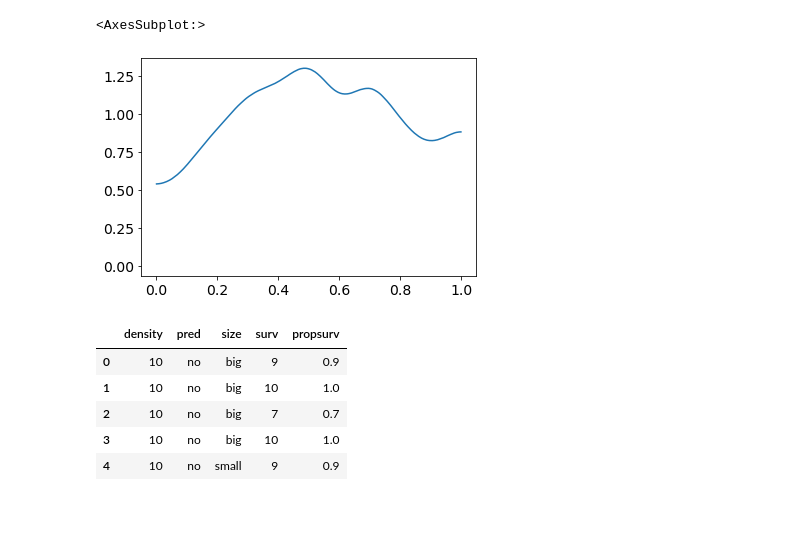
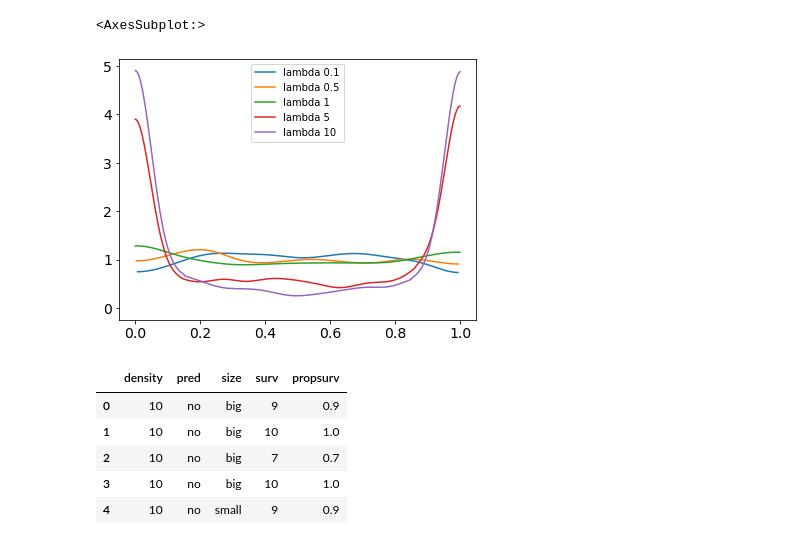
Before and after one commit to hermesdt/statistical_rethinking, a Jupyter notebook: week6.ipynb, the cells around one changed output. Drawn from its saved outputs; the diff is of its cells as text; code cells hidden in the pictures; blank space fills up the shorter version.

```diff
--- a/week6.ipynb
+++ b/week6.ipynb
@@ -16,13 +17,18 @@ from scipy import stats
 # %%
-n = 500
-sigma = np.random.exponential(1, size=n)
-a_bar = np.random.normal(0, 1, size=n)
-a = np.random.normal(a_bar, sigma, size=n)
+def gen_data(lam: float, n=1000):
+    sigma = np.random.exponential(lam, size=n)
+    a_bar = np.random.normal(0, 1.5, size=n)
+    a = np.random.normal(a_bar, sigma, size=n)
+    return a
-# %%
-az.plot_dist(utils.sigmoid(a))
-# %% [output]
-<AxesSubplot:>
-[figure, removed]
+# %%
+az.plot_dist(utils.sigmoid(gen_data(lam=.1,)), label="lambda 0.1", color="C0")
+az.plot_dist(utils.sigmoid(gen_data(lam=.5,)), label="lambda 0.5", color="C1")
+az.plot_dist(utils.sigmoid(gen_data(lam=1,)), label="lambda 1", color="C2")
+az.plot_dist(utils.sigmoid(gen_data(lam=5,)), label="lambda 5", color="C3")
+az.plot_dist(utils.sigmoid(gen_data(lam=10,)), label="lambda 10", color="C4")
+# %% [output]
+<AxesSubplot:>
+[figure, added]
 # %%
 df = pd.read_csv("data/reedfrogs.csv", sep=";")
 df.head()
```
Also changed, not shown: parts of 15 cells of this notebook, 3 other files.
